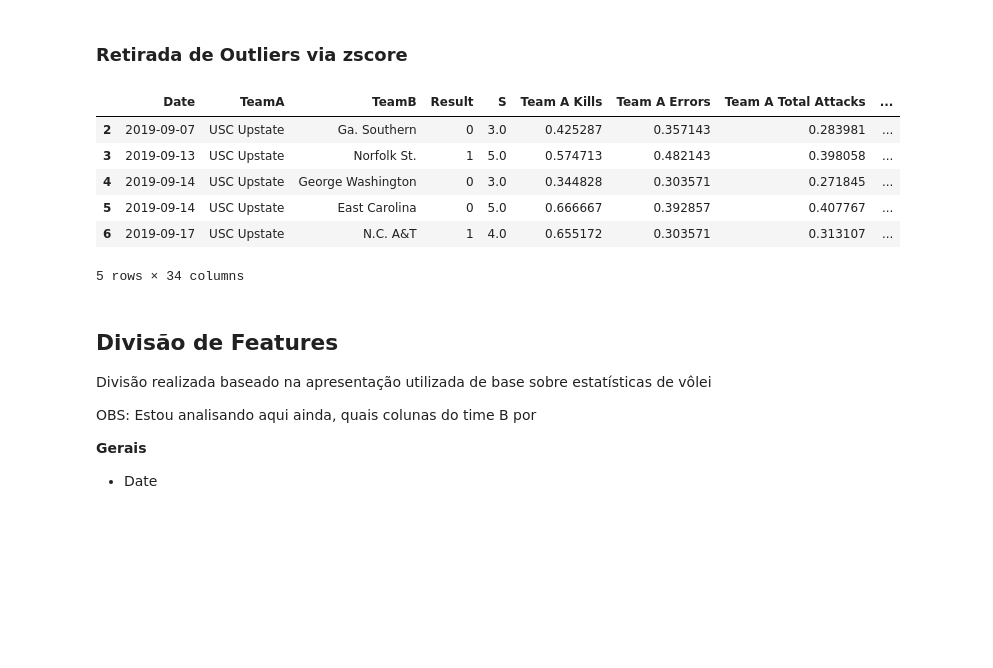
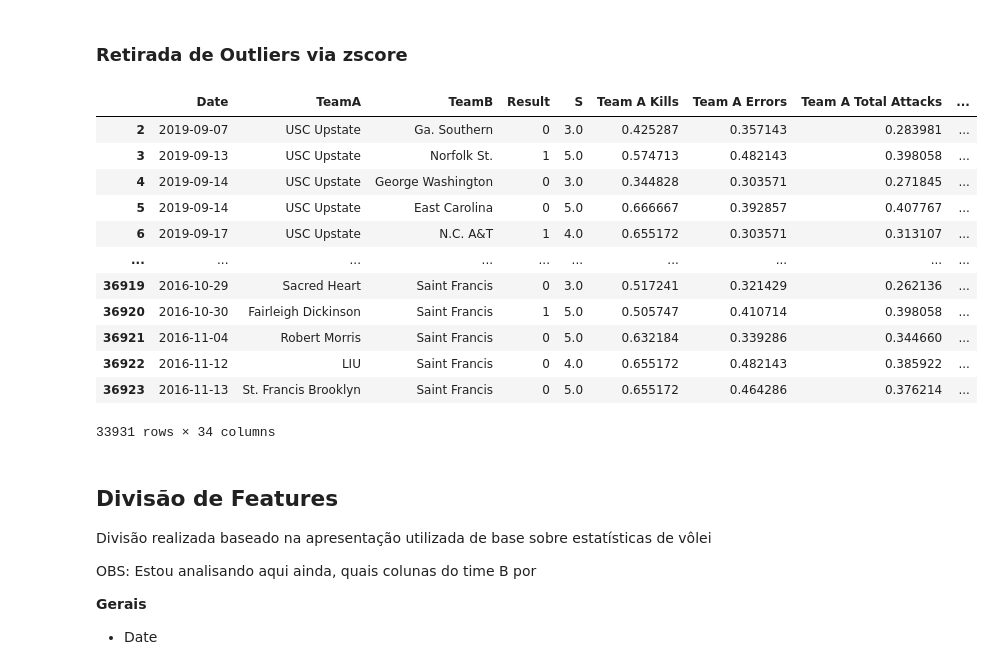
Before and after one commit to GabSMF/volleyball-case-study, a Jupyter notebook: sprint02/testes_modelos/teste_preliminar_dbscan.ipynb, the cells around one changed output. Drawn from its saved outputs; the diff is of its cells as text; code cells hidden in the pictures; blank space fills up the shorter version.

```diff
--- a/sprint02/testes_modelos/teste_preliminar_dbscan.ipynb
+++ b/sprint02/testes_modelos/teste_preliminar_dbscan.ipynb
@@ -150,15 +171,21 @@ plt.show()
 z_scores = stats.zscore(df[colunas_verify])
 df_norm_clean = df_norm[(abs(z_scores) < 3).all(axis=1)]
 # %%
-df_norm_clean.head()
+df_norm_clean
 # %% [output]
 |  | Date | TeamA | TeamB | Result | S | Team A Kills | Team A Errors | Team A Total Attacks | ... |
 | 2 | 2019-09-07 | USC Upstate | Ga. Southern | 0 | 3.0 | 0.425287 | 0.357143 | 0.283981 | ... |
 | 3 | 2019-09-13 | USC Upstate | Norfolk St. | 1 | 5.0 | 0.574713 | 0.482143 | 0.398058 | ... |
 | 4 | 2019-09-14 | USC Upstate | George Washington | 0 | 3.0 | 0.344828 | 0.303571 | 0.271845 | ... |
 | 5 | 2019-09-14 | USC Upstate | East Carolina | 0 | 5.0 | 0.666667 | 0.392857 | 0.407767 | ... |
 | 6 | 2019-09-17 | USC Upstate | N.C. A&T | 1 | 4.0 | 0.655172 | 0.303571 | 0.313107 | ... |
+| ... | ... | ... | ... | ... | ... | ... | ... | ... | ... |
+| 36919 | 2016-10-29 | Sacred Heart | Saint Francis | 0 | 3.0 | 0.517241 | 0.321429 | 0.262136 | ... |
+| 36920 | 2016-10-30 | Fairleigh Dickinson | Saint Francis | 1 | 5.0 | 0.505747 | 0.410714 | 0.398058 | ... |
+| 36921 | 2016-11-04 | Robert Morris | Saint Francis | 0 | 5.0 | 0.632184 | 0.339286 | 0.344660 | ... |
+| 36922 | 2016-11-12 | LIU | Saint Francis | 0 | 4.0 | 0.655172 | 0.482143 | 0.385922 | ... |
+| 36923 | 2016-11-13 | St. Francis Brooklyn | Saint Francis | 0 | 5.0 | 0.655172 | 0.464286 | 0.376214 | ... |
-5 rows × 34 columns
+33931 rows × 34 columns
 # %% [markdown]
 ## **Divisão de Features**
 Divisão realizada baseado na apresentação utilizada de base sobre estatísticas de vôlei
```
Also changed, not shown: parts of 3 cells of this notebook, 2 other files.
